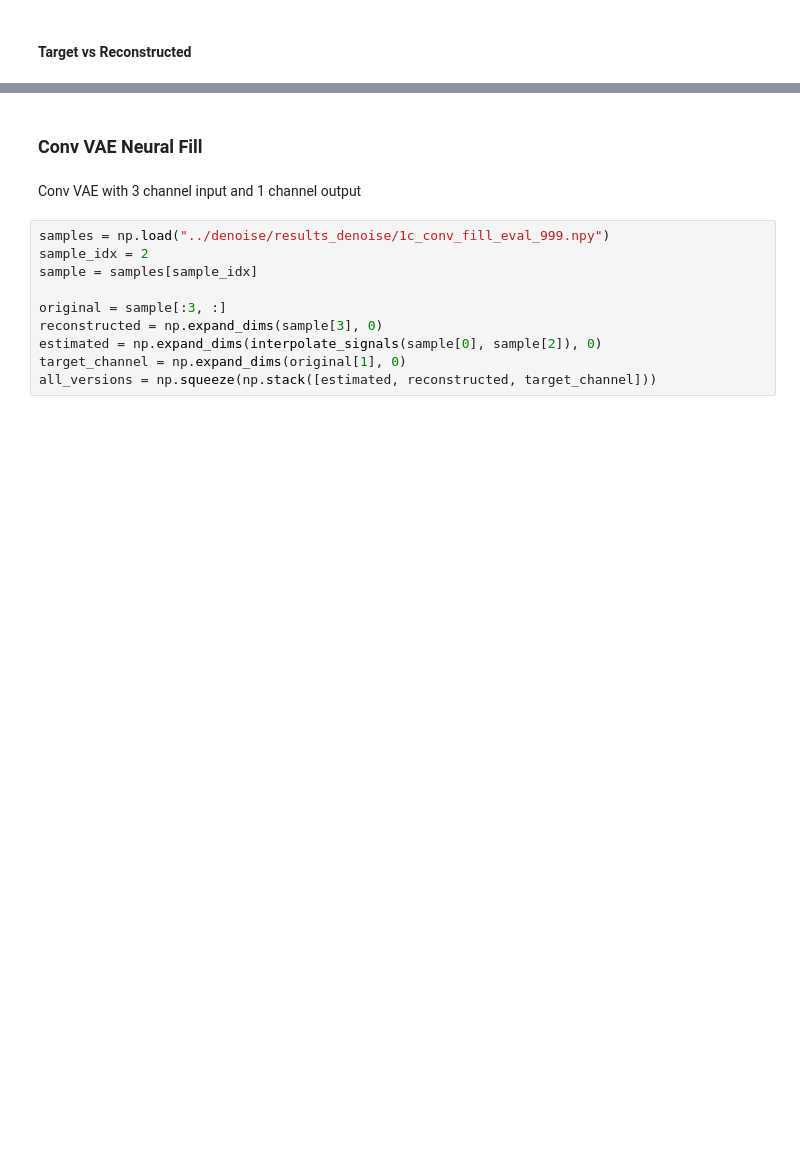
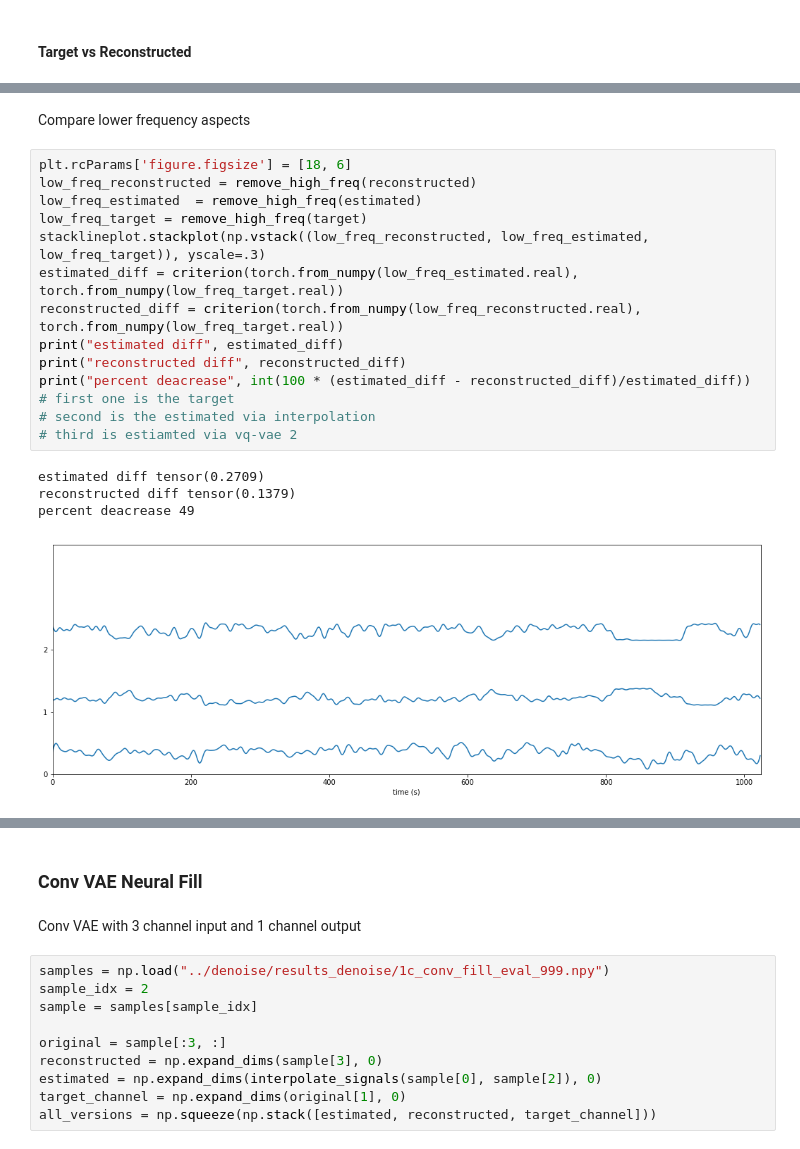
Before and after one commit to DanielLongo/NeuralFill, a Jupyter notebook: visualize/plot_fill_1c.ipynb, the cells around one changed output, grey strips where cells are left out. Saved outputs shown, nothing was run; the diff lists cells and outputs as text; blank space fills up the shorter version.

```diff
--- a/visualize/plot_fill_1c.ipynb
+++ b/visualize/plot_fill_1c.ipynb
@@ -48,0 +82,21 @@ reconstructed diff tensor(0.4283)
+# %% [markdown]
+Compare lower frequency aspects
+# %%
+plt.rcParams['figure.figsize'] = [18, 6]
+low_freq_reconstructed = remove_high_freq(reconstructed)
+low_freq_estimated  = remove_high_freq(estimated)
+low_freq_target = remove_high_freq(target)
+stacklineplot.stackplot(np.vstack((low_freq_reconstructed, low_freq_estimated, low_freq_target)), yscale=.3)
+estimated_diff = criterion(torch.from_numpy(low_freq_estimated.real), torch.from_numpy(low_freq_target.real))
+reconstructed_diff = criterion(torch.from_numpy(low_freq_reconstructed.real), torch.from_numpy(low_freq_target.real))
+print("estimated diff", estimated_diff)
+print("reconstructed diff", reconstructed_diff)
+print("percent deacrease", int(100 * (estimated_diff - reconstructed_diff)/estimated_diff))
+# first one is the target
+# second is the estimated via interpolation
+# third is estiamted via vq-vae 2
+# %% [output]
+estimated diff tensor(0.2709)
+reconstructed diff tensor(0.1379)
+percent deacrease 49
+[figure, added]
```
Also changed, not shown: parts of 10 cells of this notebook, 5 other files.
